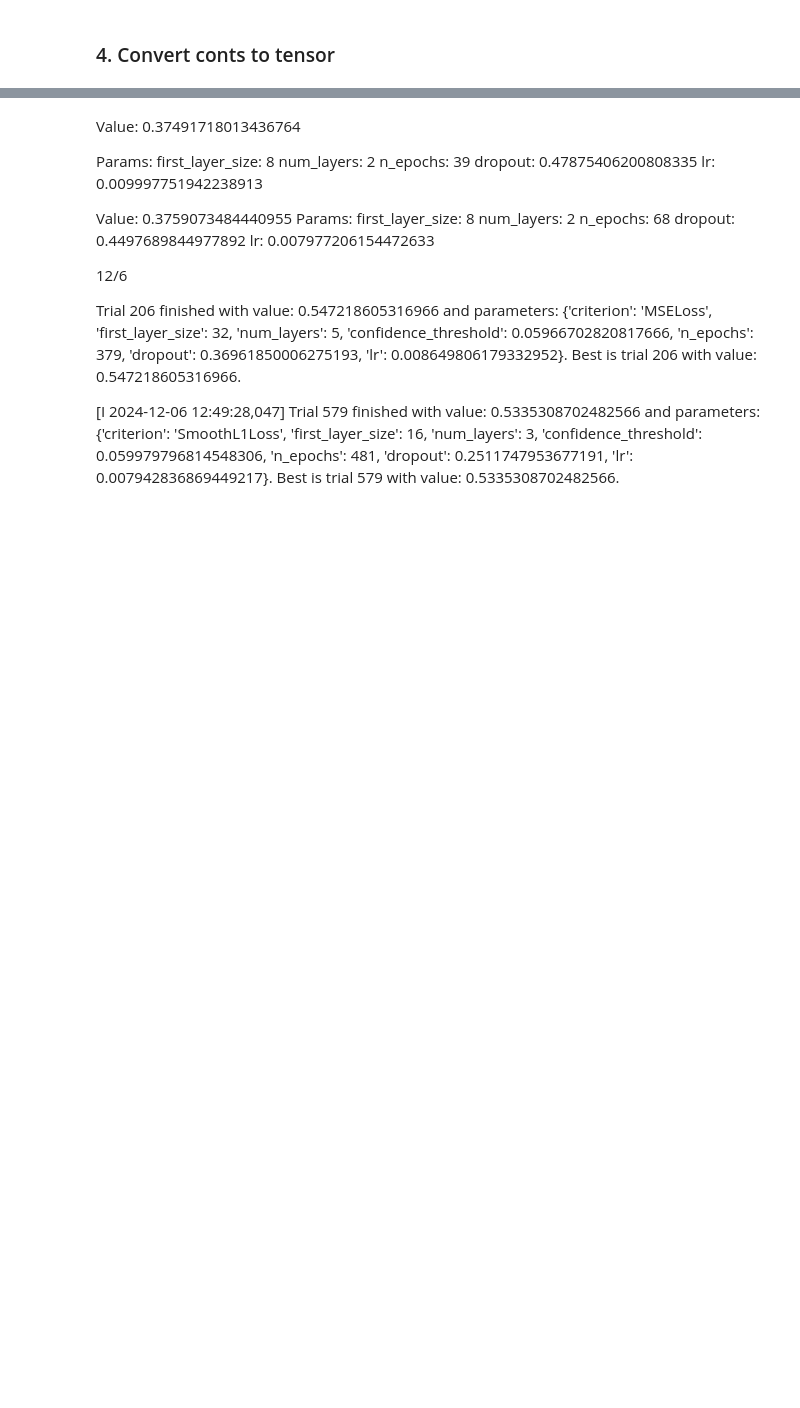
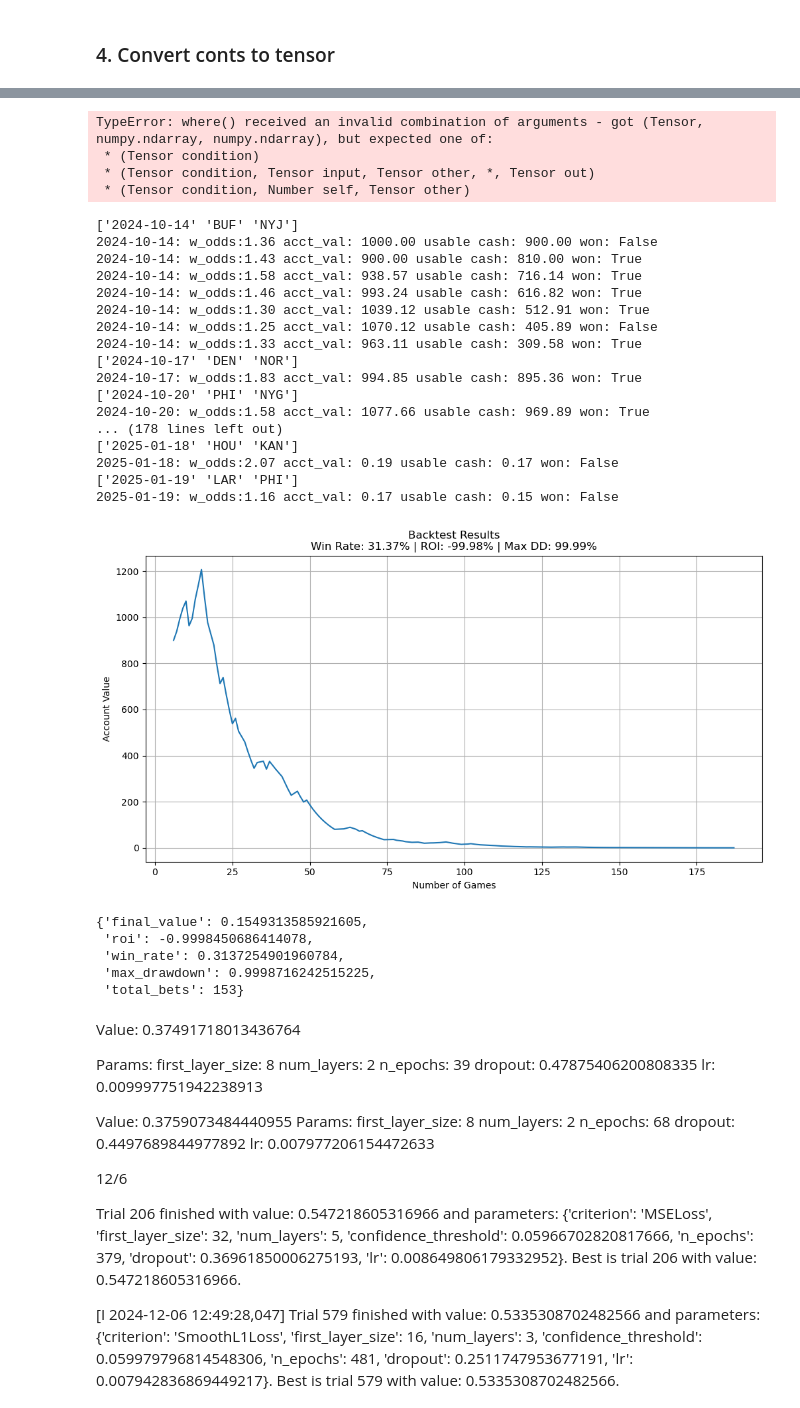
Before and after one commit to forbesjon2/NFL, a Jupyter notebook: NFL_ANN.ipynb, the cells around one changed output, grey strips where cells are left out. Drawn from its saved outputs; the diff is of its cells as text; code cells hidden in the pictures; blank space fills up the shorter version.

Commit message:
Refactoring and bugfixes
Bugfixes specific to the SlidingWindowNFL-1 file. Ema calculation fix, removed condition that didn't make sense

```diff
--- a/NFL_ANN.ipynb
+++ b/NFL_ANN.ipynb
@@ -508,6 +556,9 @@ if True:
 # %%
 # best_params = study.best_trial.params
 best_params = {'criterion': 'MSELoss', 'first_layer_size': 64, 'num_layers': 7, 'confidence_threshold': 1.8653941637231173e-05, 'dropout': 0.3181431308672629, 'lr': 0.009969598746996452, 'n_epochs': 231}
+best_params = {'criterion': 'L1Loss', 'first_layer_size': 16, 'num_layers': 4, 'confidence_threshold': 0.010392255577263067, 'dropout': 0.3018270504618998, 'lr': 0.0020927261150450226, 'n_epochs': 100}
+best_params = {'batch_size': 400, 'first_layer_size': 12, 'num_layers': 3, 'confidence_threshold': 0.0074379232974536025, 'dropout': 0.3012002579065517, 'lr': 0.002814549768232188, 'n_epochs': 50}
+best_params = {'batch_size': 100, 'first_layer_size': 12, 'num_layers': 2, 'confidence_threshold': 0.005678565715938724, 'dropout': 0.3541269645351805, 'lr': 0.008447985997640347, 'n_epochs': 53}
 layer_shape = [best_params['first_layer_size']]
 for i in range(1, best_params['num_layers']):
     layer_shape.append(best_params['first_layer_size']//(2*i))
@@ -519,10 +570,11 @@ model = TabularModelUpdated(
     out_sz=1,
     layer_shape=layer_shape,
     p=best_params['dropout'],     # Dropout
-    criterion=nfl_utils.map_losses(best_params['criterion']),
+    # criterion=nfl_utils.map_losses(best_params['criterion']),
     optimizer_class=torch.optim.Adam,
     lr= best_params['lr'],   # Learning rate
-    confidence_threshold=best_params['confidence_threshold']
+    confidence_threshold=best_params['confidence_threshold'],
+    batch_size=best_params['batch_size']
 )
 
 
@@ -539,12 +591,44 @@ for _ in range(0, (best_params['n_epochs'] - 10)):
     pipeline.fit(conts_train, y_train)
 
     # ----- Eval -----
-    # loss = pipeline.score(perf_conts, perf_y_col)
-    #print(f"loss: {loss}")
+    loss = pipeline.score(perf_conts, perf_y_col)
+    print(f"loss: {loss}")
 
 # pipeline.fit(conts_train, y_train)
 probas = pipeline.predict(perf_conts)
 confidence_threshold = best_params['confidence_threshold']
+# %% [output]
+TypeError: where() received an invalid combination of arguments - got (Tensor, numpy.ndarray, numpy.ndarray), but expected one of:
+ * (Tensor condition)
+ * (Tensor condition, Tensor input, Tensor other, *, Tensor out)
+ * (Tensor condition, Number self, Tensor other)
+# %%
+nfl_utils.backtest_model(model, perf_conts, perf_y_col, perf_date_col, initial_capital=1000, position_size=0.1,
+                   confidence_threshold=0.0, show_plot=True, max_won_odds=2.2)
+# %% [output]
+['2024-10-14' 'BUF' 'NYJ']
+2024-10-14: w_odds:1.36 acct_val: 1000.00 usable cash: 900.00 won: False
+2024-10-14: w_odds:1.43 acct_val: 900.00 usable cash: 810.00 won: True
+2024-10-14: w_odds:1.58 acct_val: 938.57 usable cash: 716.14 won: True
+2024-10-14: w_odds:1.46 acct_val: 993.24 usable cash: 616.82 won: True
+2024-10-14: w_odds:1.30 acct_val: 1039.12 usable cash: 512.91 won: True
+2024-10-14: w_odds:1.25 acct_val: 1070.12 usable cash: 405.89 won: False
+2024-10-14: w_odds:1.33 acct_val: 963.11 usable cash: 309.58 won: True
+['2024-10-17' 'DEN' 'NOR']
+2024-10-17: w_odds:1.83 acct_val: 994.85 usable cash: 895.36 won: True
+['2024-10-20' 'PHI' 'NYG']
+2024-10-20: w_odds:1.58 acct_val: 1077.66 usable cash: 969.89 won: True
+... (178 lines left out)
+['2025-01-18' 'HOU' 'KAN']
+2025-01-18: w_odds:2.07 acct_val: 0.19 usable cash: 0.17 won: False
+['2025-01-19' 'LAR' 'PHI']
+2025-01-19: w_odds:1.16 acct_val: 0.17 usable cash: 0.15 won: False
+[figure, added]
+{'final_value': 0.1549313585921605,
+ 'roi': -0.9998450686414078,
+ 'win_rate': 0.3137254901960784,
+ 'max_drawdown': 0.9998716242515225,
+ 'total_bets': 153}
 # %% [markdown]
 Value:  0.37491718013436764
 
```
Also changed, not shown: parts of 18 cells of this notebook, 4 other files.
